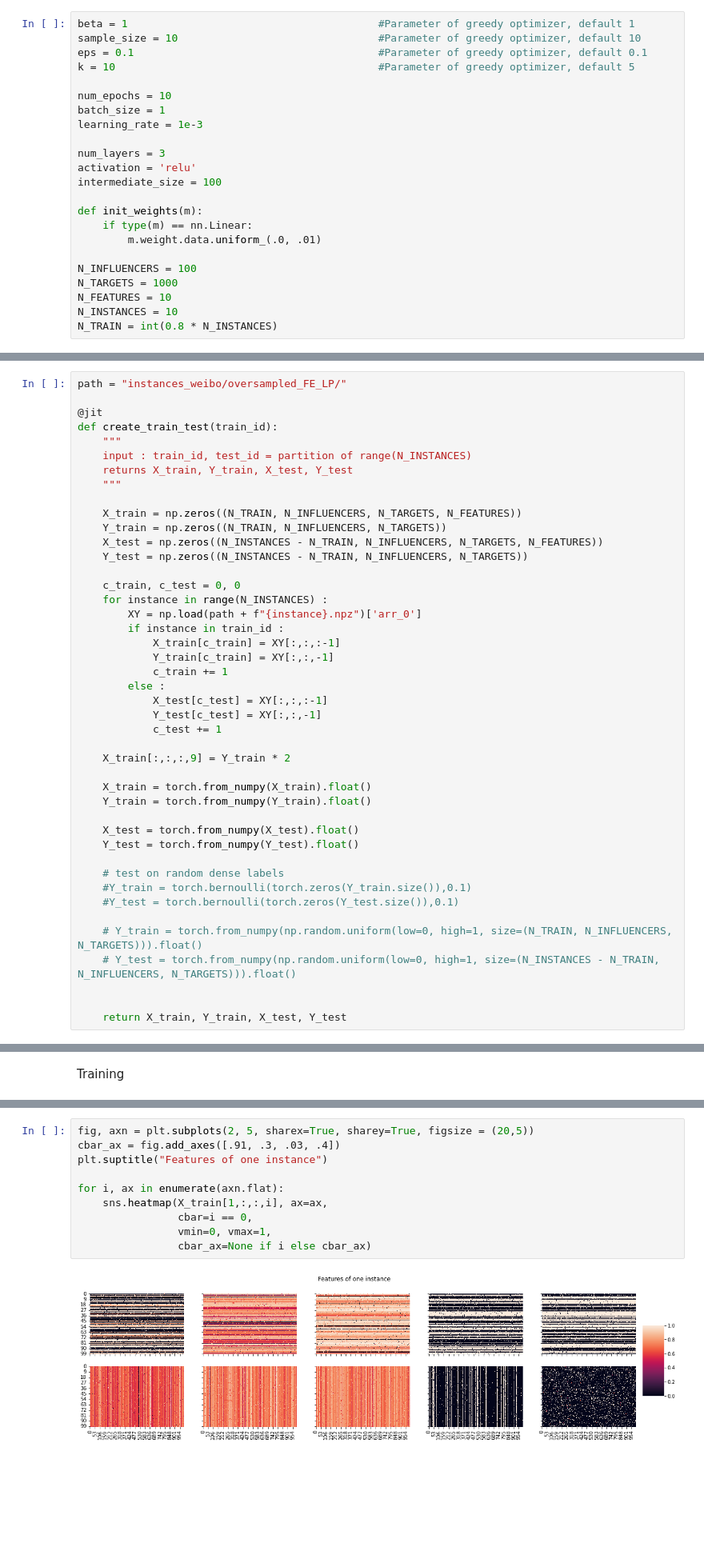
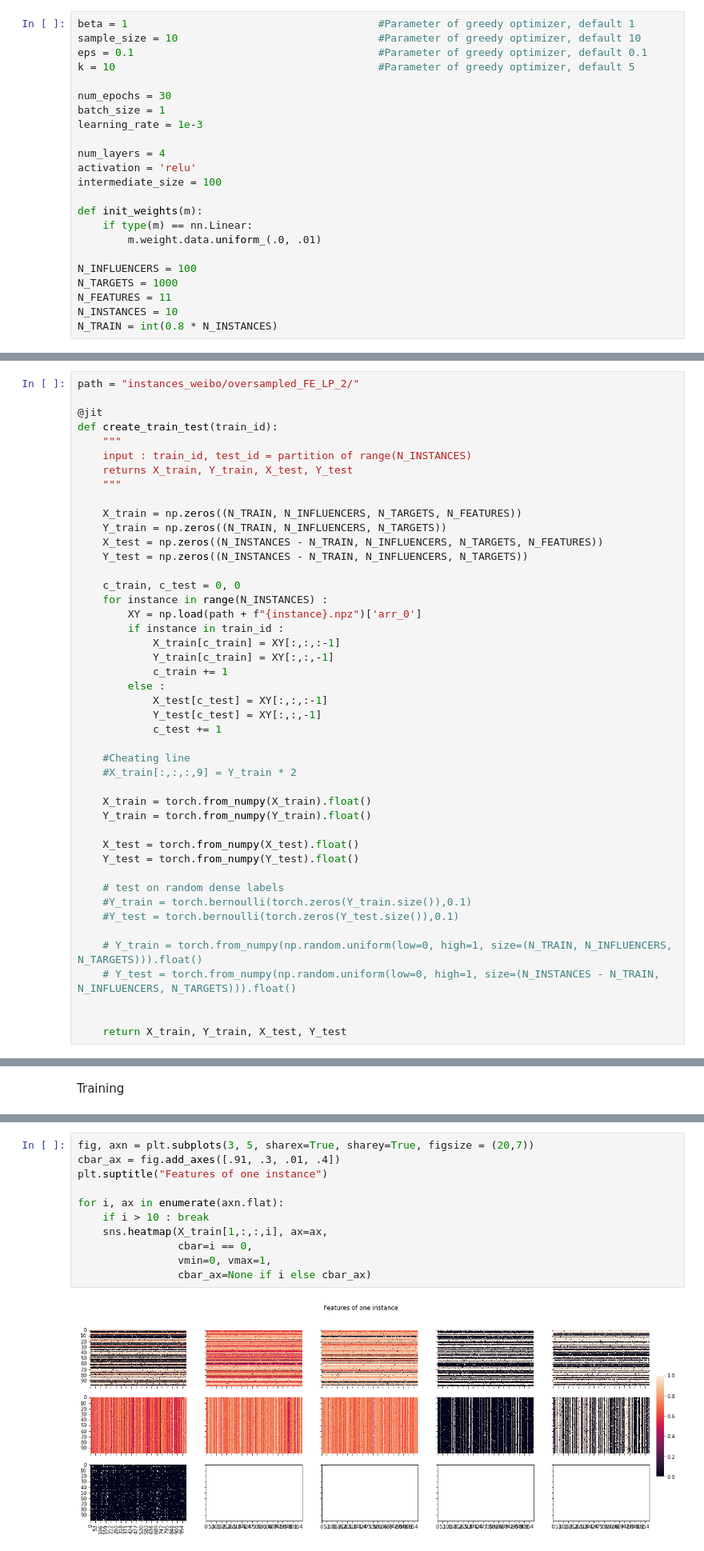
Before and after one commit to mario-michelessa/influence-maximization, a Jupyter notebook: decision_focused_learning_gpu/grd_main_twitter_gpu.ipynb, the cells around one changed output, grey strips where cells are left out. Shown at 80% size. Drawn from its saved outputs; the diff is of its cells as text; blank space fills up the shorter version.

```diff
--- a/decision_focused_learning_gpu/grd_main_twitter_gpu.ipynb
+++ b/decision_focused_learning_gpu/grd_main_twitter_gpu.ipynb
@@ -40,11 +37,11 @@ sample_size = 10                                #Parameter of greedy optimizer,
 eps = 0.1                                       #Parameter of greedy optimizer, default 0.1
 k = 10                                          #Parameter of greedy optimizer, default 5
 
-num_epochs = 10
+num_epochs = 30
 batch_size = 1
 learning_rate = 1e-3
 
-num_layers = 3
+num_layers = 4
 activation = 'relu'
 intermediate_size = 100
 
@@ -54,7 +51,7 @@ def init_weights(m):
 
 N_INFLUENCERS = 100
 N_TARGETS = 1000
-N_FEATURES = 10
+N_FEATURES = 11
 N_INSTANCES = 10
 N_TRAIN = int(0.8 * N_INSTANCES)
 # %% [markdown]
@@ -77,7 +74,7 @@ Using device: cpu
 # %% [markdown]
 ##### Instances definition
 # %%
-path = "instances_weibo/oversampled_FE_LP/"
+path = "instances_weibo/oversampled_FE_LP_2/"
 
 @jit
 def create_train_test(train_id):
@@ -103,7 +100,8 @@ def create_train_test(train_id):
             Y_test[c_test] = XY[:,:,-1]
             c_test += 1
 
-    X_train[:,:,:,9] = Y_train * 2
+    #Cheating line
+    #X_train[:,:,:,9] = Y_train * 2
 
     X_train = torch.from_numpy(X_train).float()
     Y_train = torch.from_numpy(Y_train).float()
@@ -427,14 +408,15 @@ ax[2].set_xlabel("epoch")
 Text(0.5, 0, 'epoch')
 [figure]
 # %%
-fig, axn = plt.subplots(2, 5, sharex=True, sharey=True, figsize = (20,5))
-cbar_ax = fig.add_axes([.91, .3, .03, .4])
+fig, axn = plt.subplots(3, 5, sharex=True, sharey=True, figsize = (20,7))
+cbar_ax = fig.add_axes([.91, .3, .01, .4])
 plt.suptitle("Features of one instance")
 
 for i, ax in enumerate(axn.flat):
+    if i > 10 : break
     sns.heatmap(X_train[1,:,:,i], ax=ax,
                 cbar=i == 0,
                 vmin=0, vmax=1,
                 cbar_ax=None if i else cbar_ax)
 # %% [output]
-[figure, old version]
+[figure, new version]
```
Also changed, not shown: parts of 19 cells of this notebook, 9 other files.
